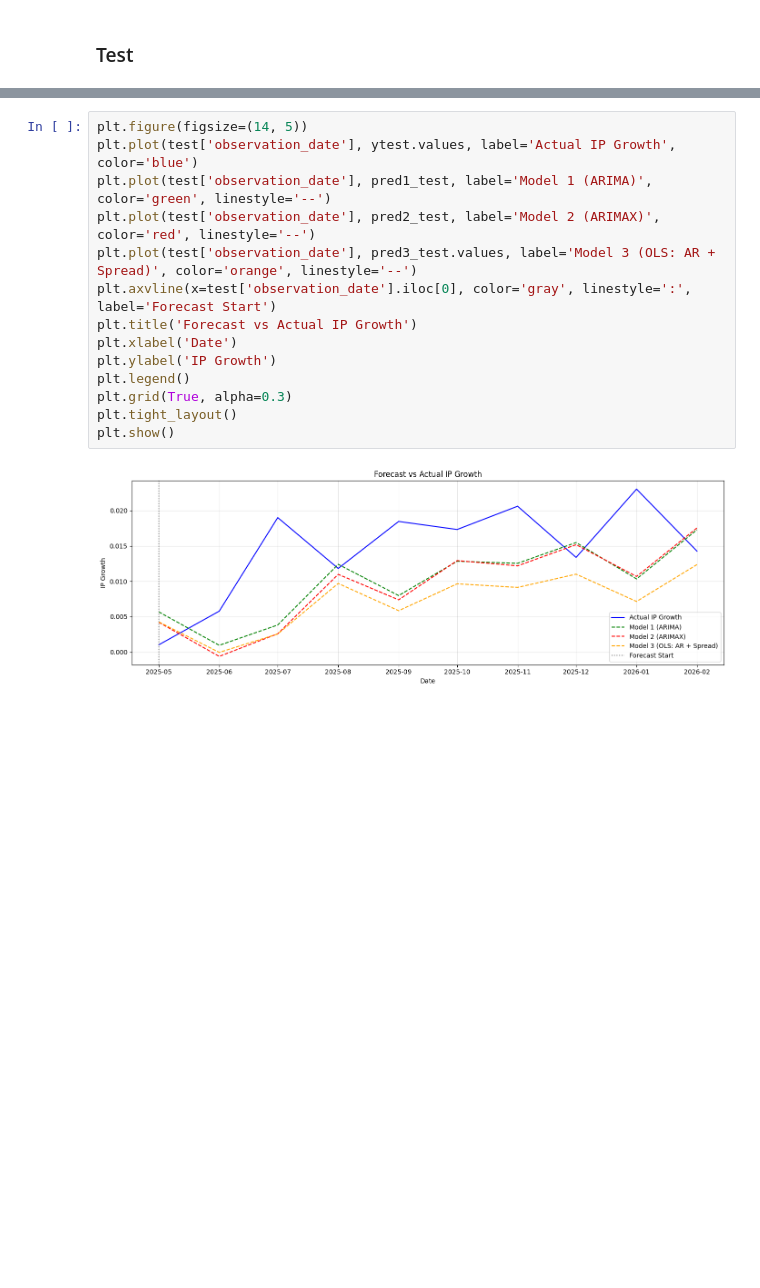
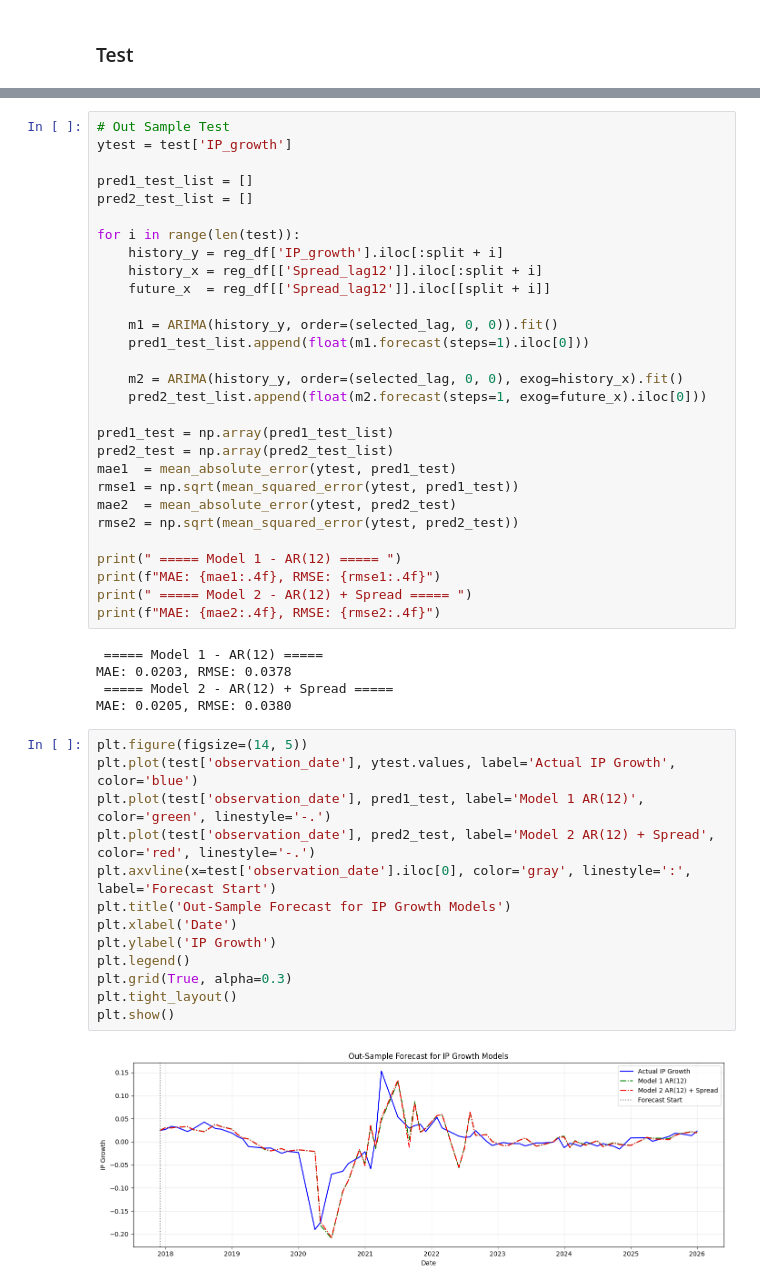
Before and after one commit to azukiw77/industrial_production_forecasting, a Jupyter notebook: Code.ipynb, the cells around one changed output, grey strips where cells are left out. Cells and saved outputs as stored; diff of their text form; blank space fills up the shorter version.

```diff
--- a/Code.ipynb
+++ b/Code.ipynb
@@ -269,16 +196,49 @@ MAE: 0.0080, RMSE: 0.0097
+# %%
+# Out Sample Test
+ytest = test['IP_growth']
+
+pred1_test_list = []
+pred2_test_list = []
+
+for i in range(len(test)):
+    history_y = reg_df['IP_growth'].iloc[:split + i]
+    history_x = reg_df[['Spread_lag12']].iloc[:split + i]
+    future_x  = reg_df[['Spread_lag12']].iloc[[split + i]]
+
+    m1 = ARIMA(history_y, order=(selected_lag, 0, 0)).fit()
+    pred1_test_list.append(float(m1.forecast(steps=1).iloc[0]))
+
+    m2 = ARIMA(history_y, order=(selected_lag, 0, 0), exog=history_x).fit()
+    pred2_test_list.append(float(m2.forecast(steps=1, exog=future_x).iloc[0]))
+
+pred1_test = np.array(pred1_test_list)
+pred2_test = np.array(pred2_test_list)
+mae1  = mean_absolute_error(ytest, pred1_test)
+rmse1 = np.sqrt(mean_squared_error(ytest, pred1_test))
+mae2  = mean_absolute_error(ytest, pred2_test)
+rmse2 = np.sqrt(mean_squared_error(ytest, pred2_test))
+
+print(" ===== Model 1 - AR(12) ===== ")
+print(f"MAE: {mae1:.4f}, RMSE: {rmse1:.4f}")
+print(" ===== Model 2 - AR(12) + Spread ===== ")
+print(f"MAE: {mae2:.4f}, RMSE: {rmse2:.4f}")
+# %% [output]
+ ===== Model 1 - AR(12) =====
+MAE: 0.0203, RMSE: 0.0378
+ ===== Model 2 - AR(12) + Spread =====
+MAE: 0.0205, RMSE: 0.0380
 # %%
 plt.figure(figsize=(14, 5))
 plt.plot(test['observation_date'], ytest.values, label='Actual IP Growth', color='blue')
-plt.plot(test['observation_date'], pred1_test, label='Model 1 (ARIMA)', color='green', linestyle='--')
-plt.plot(test['observation_date'], pred2_test, label='Model 2 (ARIMAX)', color='red', linestyle='--')
-plt.plot(test['observation_date'], pred3_test.values, label='Model 3 (OLS: AR + Spread)', color='orange', linestyle='--')
+plt.plot(test['observation_date'], pred1_test, label='Model 1 AR(12)', color='green', linestyle='-.')
+plt.plot(test['observation_date'], pred2_test, label='Model 2 AR(12) + Spread', color='red', linestyle='-.')
 plt.axvline(x=test['observation_date'].iloc[0], color='gray', linestyle=':', label='Forecast Start')
-plt.title('Forecast vs Actual IP Growth')
+plt.title('Out-Sample Forecast for IP Growth Models')
 plt.xlabel('Date')
 plt.ylabel('IP Growth')
 plt.legend()
 plt.grid(True, alpha=0.3)
 plt.tight_layout()
 plt.show()
 # %% [output]
-[figure, old version]
+[figure, new version]
```
Also changed, not shown: parts of 12 cells of this notebook, 2 other files.
